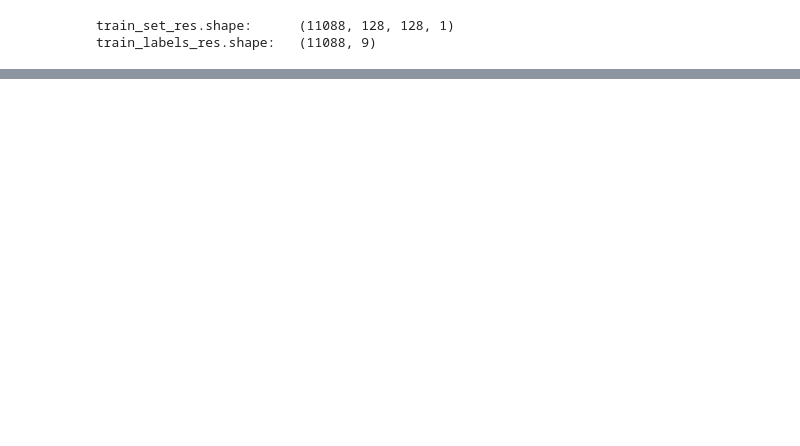
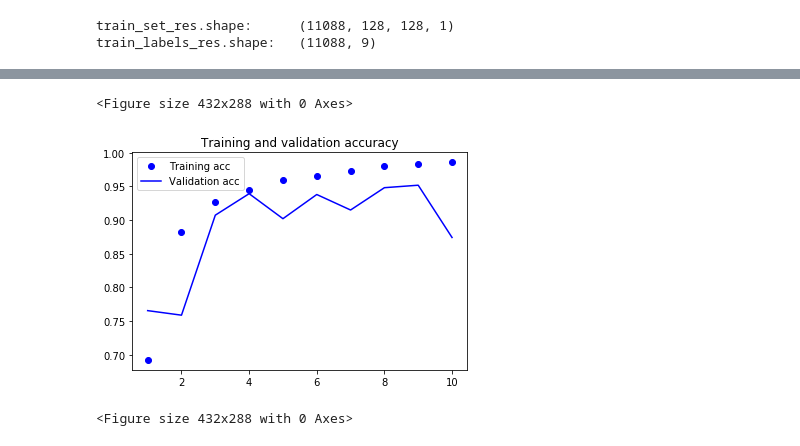
Before and after one commit to HarishB99/deep_learning_practice, a Jupyter notebook: application_of_ai_in_cyber_security/main.ipynb, the cells around one changed output, grey strips where cells are left out. Saved outputs shown, nothing was run; the diff lists cells and outputs as text; code cells hidden in the pictures; blank space fills up the shorter version.

```diff
--- a/application_of_ai_in_cyber_security/main.ipynb
+++ b/application_of_ai_in_cyber_security/main.ipynb
@@ -123,12 +160,10 @@ print('train_labels_res.shape:  ', train_labels_res.shape)
 # %% [output]
 train_set_res.shape:      (11088, 128, 128, 1)
 train_labels_res.shape:   (11088, 9)
-# %%
-validation_labels = np.delete(validation_labels, 0, 1)
 # %%
-model = get_model()
+model2 = get_model()
 # %%
-model.fit(train_set_res, train_labels_res, batch_size=128, epochs=10, validation_data=(validation_set, validation_labels))
+history2 = model2.fit(train_set_res, train_labels_res, batch_size=64, epochs=10, validation_data=(validation_set, validation_labels))
 # %% [output]
 Train on 11088 samples, validate on 3258 samples
 Epoch 1/10
@@ -150,0 +185,2 @@ Epoch 10/10
+# %%
+metrics2 = pd.Series(history2.history)
@@ -150,0 +189,11 @@ Epoch 10/10
+# %%
+plt.plot(epochs, metrics2.acc, 'bo', label='Training acc')
+plt.plot(epochs, metrics2.val_acc, 'b', label='Validation acc')
+plt.title('Training and validation accuracy')
+plt.legend()
+
+plt.figure()
+# %% [output]
+<Figure size 432x288 with 0 Axes>
+[figure, added]
+<Figure size 432x288 with 0 Axes>
```
Also changed, not shown: parts of 12 cells of this notebook, 3 other files.
